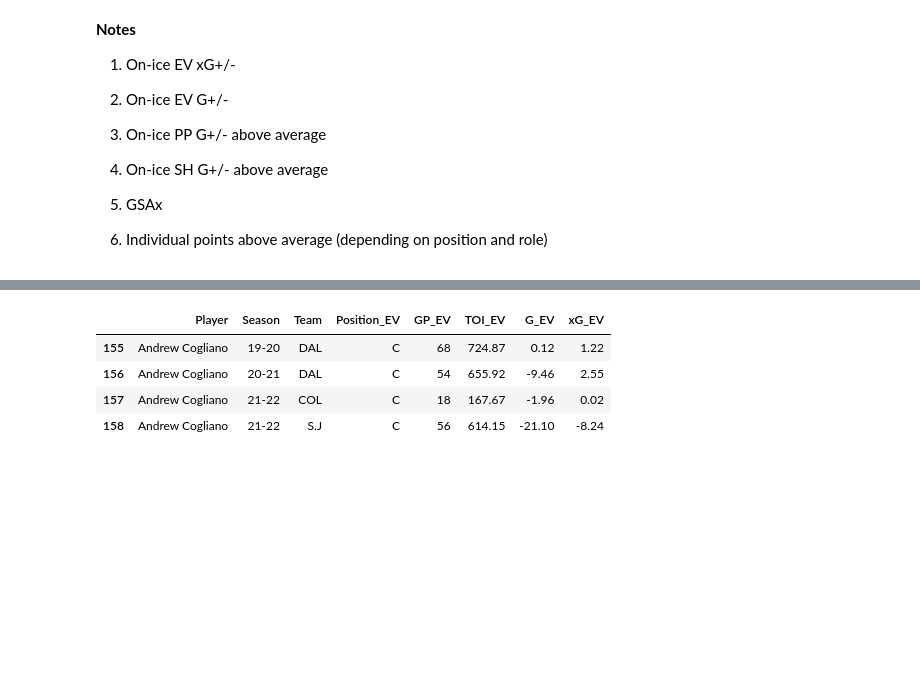
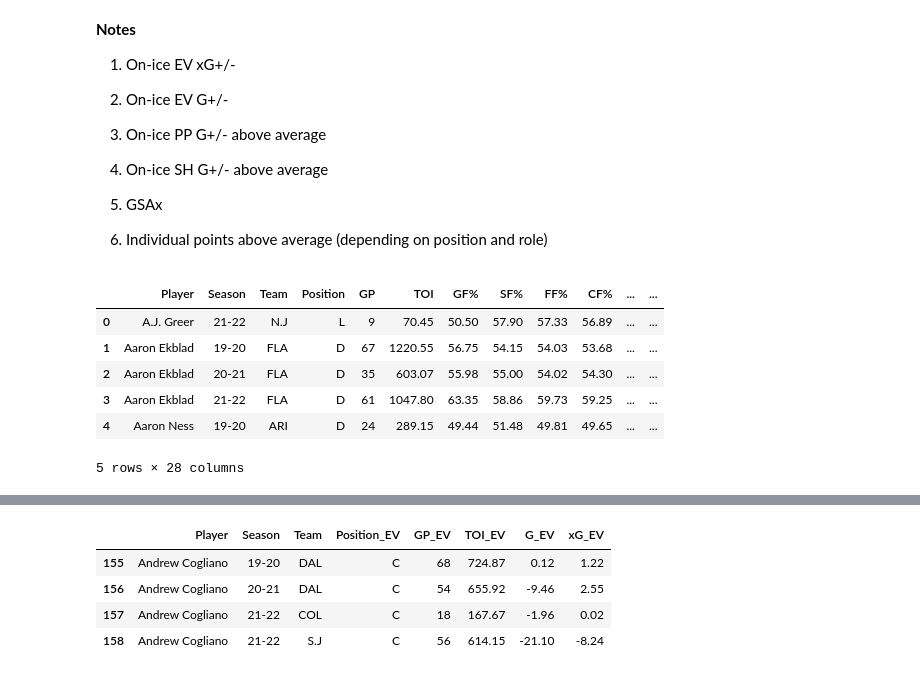
Before and after one commit to danmartin25/Hockey_Model, a Jupyter notebook: Hockey_Model_Mark_I.ipynb, the cells around one changed output, grey strips where cells are left out. Saved outputs shown, nothing was run; the diff lists cells and outputs as text; code cells hidden in the pictures; blank space fills up the shorter version.

```diff
--- a/Hockey_Model_Mark_I.ipynb
+++ b/Hockey_Model_Mark_I.ipynb
@@ -22,5 +22,13 @@ import seaborn as sns
 # %%
 #Import Even-Strength On-Ice Totals Data
 skater_EV_totals_raw = pd.read_csv('https://raw.githubusercontent.com/danmartin25/Hockey_Model/main/EV%20On-Ice%20Totals.csv')
 #print(skater_EV_totals_raw)
-#skater_EV_totals_raw.head()
+skater_EV_totals_raw.head()
+# %% [output]
+|  | Player | Season | Team | Position | GP | TOI | GF% | SF% | FF% | CF% | ... | ... |
+| 0 | A.J. Greer | 21-22 | N.J | L | 9 | 70.45 | 50.50 | 57.90 | 57.33 | 56.89 | ... | ... |
+| 1 | Aaron Ekblad | 19-20 | FLA | D | 67 | 1220.55 | 56.75 | 54.15 | 54.03 | 53.68 | ... | ... |
+| 2 | Aaron Ekblad | 20-21 | FLA | D | 35 | 603.07 | 55.98 | 55.00 | 54.02 | 54.30 | ... | ... |
+| 3 | Aaron Ekblad | 21-22 | FLA | D | 61 | 1047.80 | 63.35 | 58.86 | 59.73 | 59.25 | ... | ... |
+| 4 | Aaron Ness | 19-20 | ARI | D | 24 | 289.15 | 49.44 | 51.48 | 49.81 | 49.65 | ... | ... |
+5 rows × 28 columns
```
Also changed, not shown: parts of 3 cells of this notebook.
